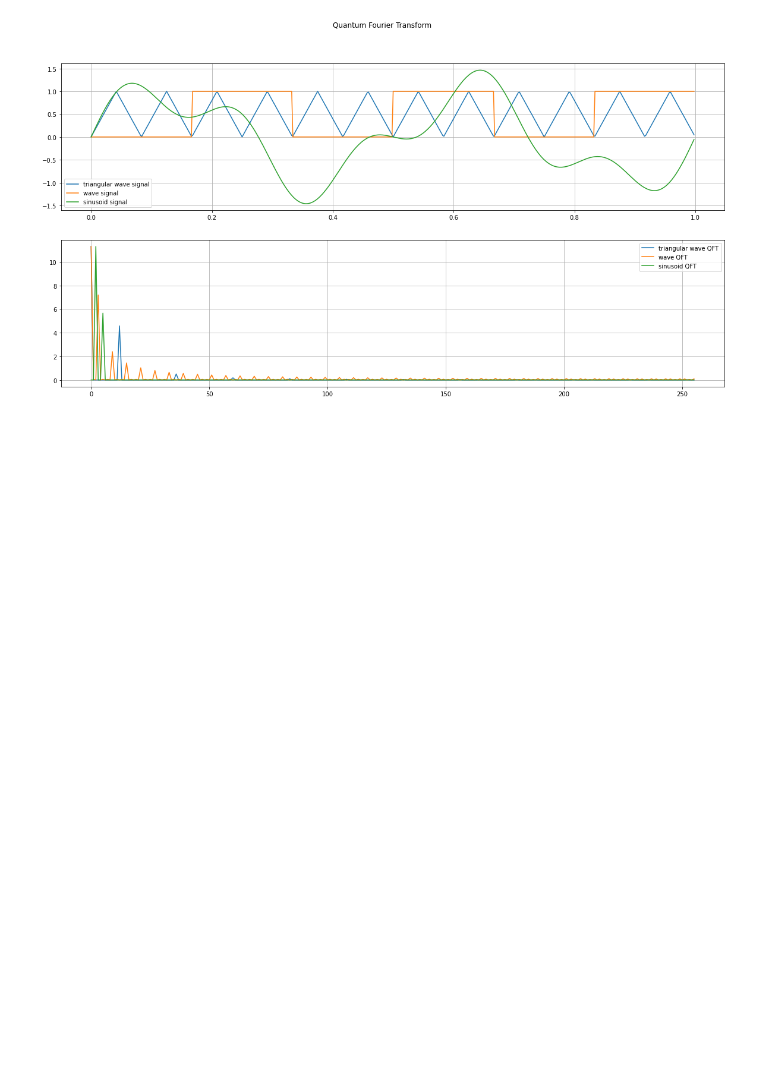
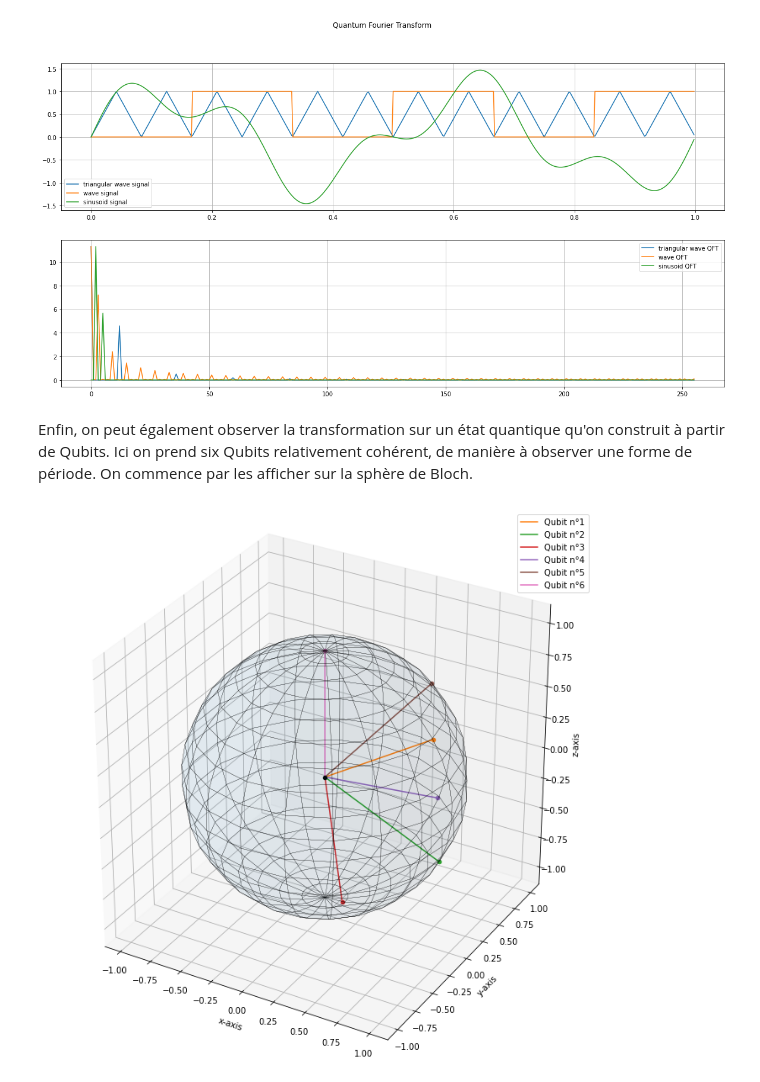
Before and after one commit to SamuelDubos/pyquantum, a Jupyter notebook: pyquantum/notebooks/Part3_QFT.ipynb, the cells around one changed output. Drawn from its saved outputs; the diff is of its cells as text; code cells hidden in the pictures; blank space fills up the shorter version.

Commit message:
Adding random state transformation

```diff
--- a/pyquantum/notebooks/Part3_QFT.ipynb
+++ b/pyquantum/notebooks/Part3_QFT.ipynb
@@ -80,3 +84,14 @@ graph.sinusoid(params={np.sin: {5: 0.5, 2: 1}}, n_qubits=9)
 graph.show()
 # %% [output]
 [figure]
+# %% [markdown]
+Enfin, on peut également observer la transformation sur un état quantique qu'on construit à partir de Qubits. Ici on prend six Qubits relativement cohérent, de manière à observer une forme de période. On commence par les afficher sur la sphère de Bloch.
+# %%
+qubits = [Qubit(1, 0), Qubit(2, 0), Qubit(3, 0), Qubit(2, 1), Qubit(1, 1), Qubit(0, 1)]
+sphere = BlochSphere(figsize=(12, 12))
+for i, qubit in enumerate(qubits, start=1):
+    qubit.name = f'Qubit n°{i}'
+    sphere.add_qubit(qubit, color=list(mc.TABLEAU_COLORS.values())[i % 10])
+sphere.show()
+# %% [output]
+[figure, added]
```
Also changed, not shown: parts of 4 cells of this notebook, 2 other files.
